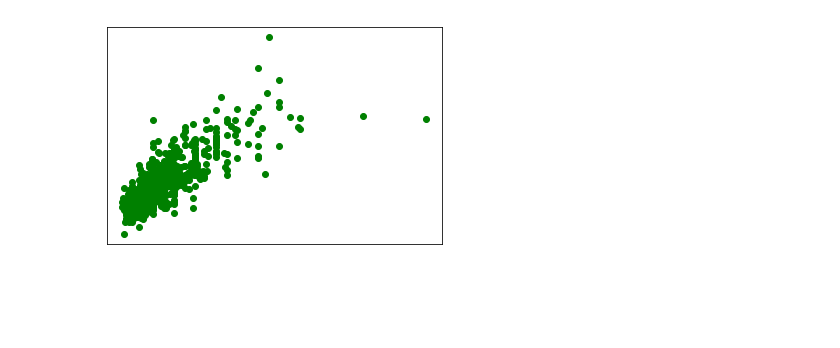
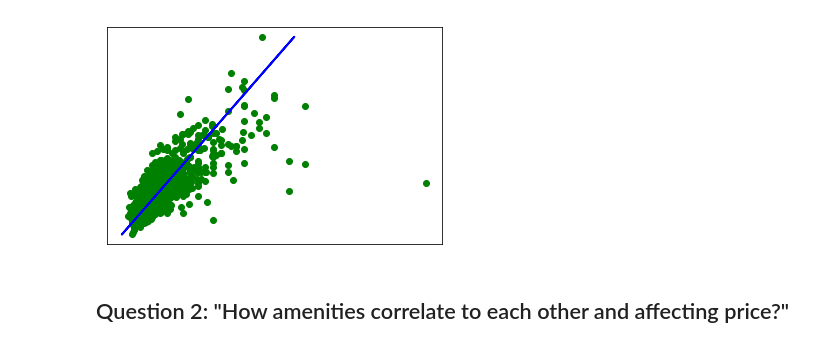
Before and after one commit to AlexeiSmirnov84/airbnb, a Jupyter notebook: main.ipynb, the cells around one changed output. Drawn from its saved outputs; the diff is of its cells as text; code cells hidden in the pictures; blank space fills up the shorter version.

```diff
--- a/main.ipynb
+++ b/main.ipynb
@@ -149,12 +207,22 @@ for index, count in property_type_counts.items():
+# %%
+col_num = listings.select_dtypes(include=np.number).columns.tolist()
+col_str = list(listings.columns)
+
+for col in listings.columns:
+    if col in col_num:
+          col_str.remove(col)
 # %%
 y = listings.price
 X = listings.drop(columns='price')
 
-X = pd.get_dummies(data=X, columns=['neighbourhood_group_cleansed', 'property_type'], drop_first=True)
+X = pd.get_dummies(data=X, columns=col_str, drop_first=True)
+
+X_norm = scale(X)
 # %%
-X_train, X_test, y_train, y_test = train_test_split(X, y, test_size=.20, random_state=5)
+X_train, X_test, y_train, y_test = train_test_split(X_norm, y, test_size=.30, random_state=1)
 # %%
-model = LinearRegression(normalize=True)
+model = LinearRegression()
+
 model.fit(X_train, y_train)
 
 y_train_pred = model.predict(X_train)
@@ -168,10 +236,12 @@ print(r2_score(y_test, y_pred))
 # %%
 plt.scatter(y_test, y_pred,  color='green')
-#plt.plot(y_test, y_pred, color='blue', linewidth=3)
+plt.plot(y_pred, y_pred, color='blue', linewidth=2)
 
 plt.xticks(())
 plt.yticks(())
 
 plt.show()
 # %% [output]
-[figure, old version]
+[figure, new version]
+# %% [markdown]
+## Question 2: "How amenities correlate to each other and affecting price?"
```
Also changed, not shown: parts of 36 cells of this notebook.
